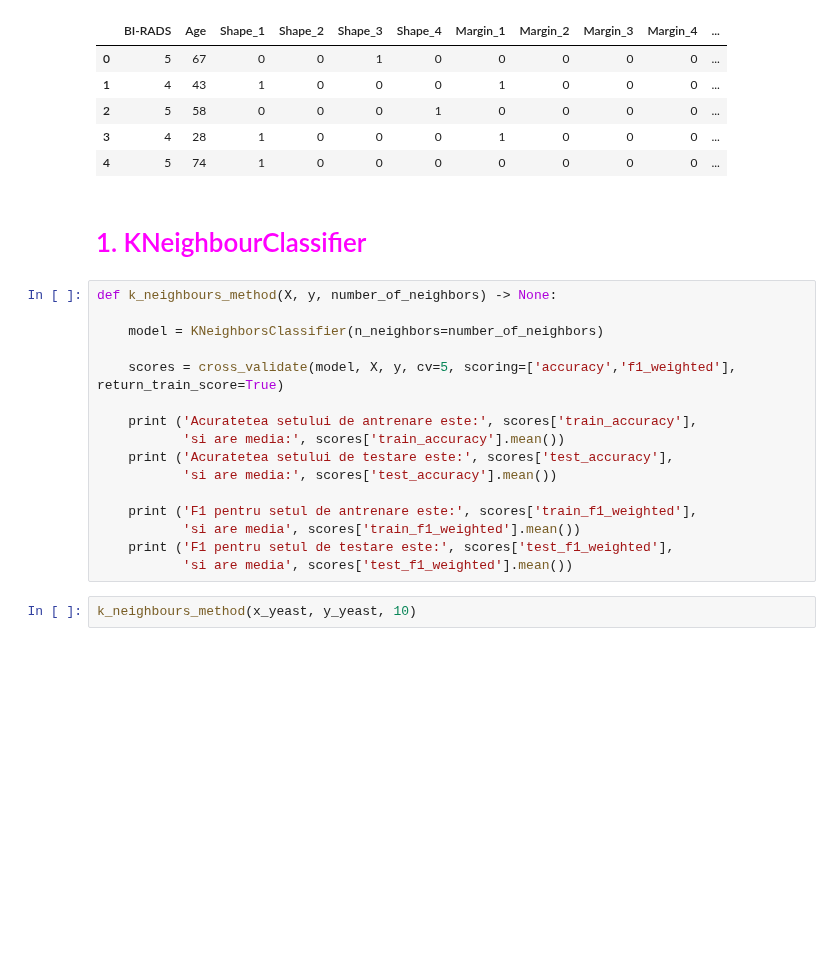
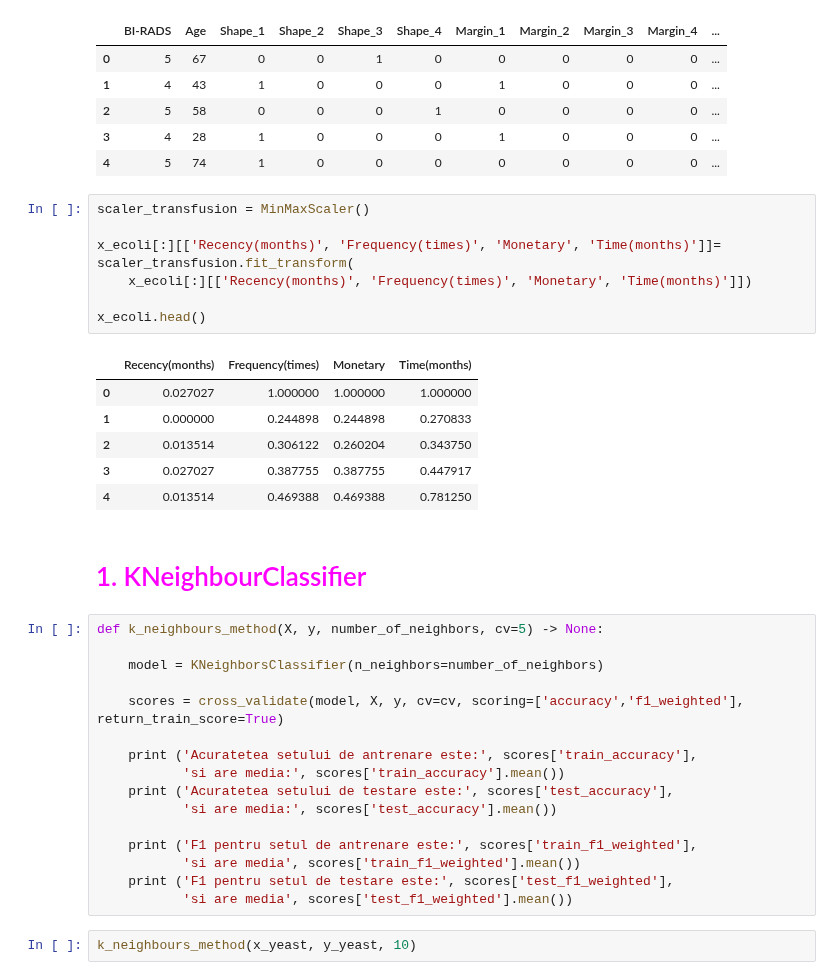
Before and after one commit to Bianca008/IDS_Lixandru_Pepene, a Jupyter notebook: Laborator6.ipynb, the cells around one changed output. Drawn from its saved outputs; the diff is of its cells as text; blank space fills up the shorter version.

```diff
--- a/Laborator6.ipynb
+++ b/Laborator6.ipynb
@@ -473,14 +475,28 @@ x_mammographic.head()
 | 2 | 5 | 58 | 0 | 0 | 0 | 1 | 0 | 0 | 0 | 0 | ... |
 | 3 | 4 | 28 | 1 | 0 | 0 | 0 | 1 | 0 | 0 | 0 | ... |
 | 4 | 5 | 74 | 1 | 0 | 0 | 0 | 0 | 0 | 0 | 0 | ... |
+# %%
+scaler_transfusion = MinMaxScaler()
+
+x_ecoli[:][['Recency(months)', 'Frequency(times)', 'Monetary', 'Time(months)']]= scaler_transfusion.fit_transform(
+    x_ecoli[:][['Recency(months)', 'Frequency(times)', 'Monetary', 'Time(months)']])
+
+x_ecoli.head()
+# %% [output]
+|  | Recency(months) | Frequency(times) | Monetary | Time(months) |
+| 0 | 0.027027 | 1.000000 | 1.000000 | 1.000000 |
+| 1 | 0.000000 | 0.244898 | 0.244898 | 0.270833 |
+| 2 | 0.013514 | 0.306122 | 0.260204 | 0.343750 |
+| 3 | 0.027027 | 0.387755 | 0.387755 | 0.447917 |
+| 4 | 0.013514 | 0.469388 | 0.469388 | 0.781250 |
 # %% [markdown]
 # <font color=magenta> 1. KNeighbourClassifier
 # %%
-def k_neighbours_method(X, y, number_of_neighbors) -> None:
+def k_neighbours_method(X, y, number_of_neighbors, cv=5) -> None:
 
     model = KNeighborsClassifier(n_neighbors=number_of_neighbors)
 
-    scores = cross_validate(model, X, y, cv=5, scoring=['accuracy','f1_weighted'], return_train_score=True)
+    scores = cross_validate(model, X, y, cv=cv, scoring=['accuracy','f1_weighted'], return_train_score=True)
 
     print ('Acuratetea setului de antrenare este:', scores['train_accuracy'],
            'si are media:', scores['train_accuracy'].mean())
```
Also changed, not shown: parts of 71 cells of this notebook.
